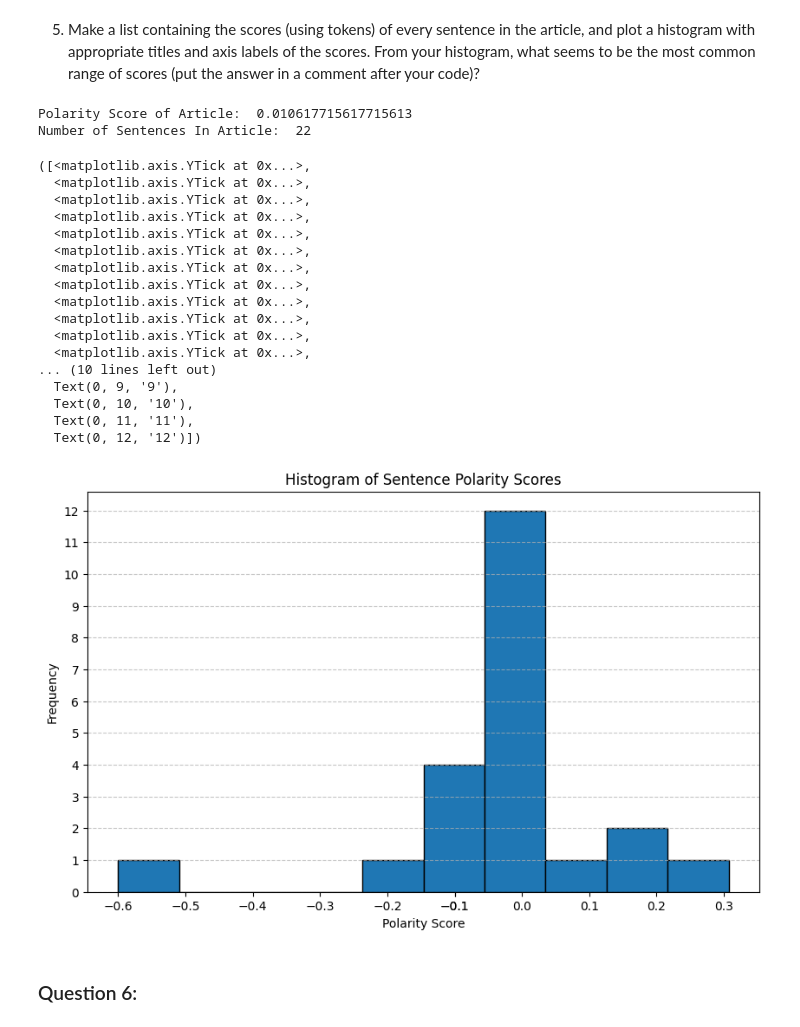
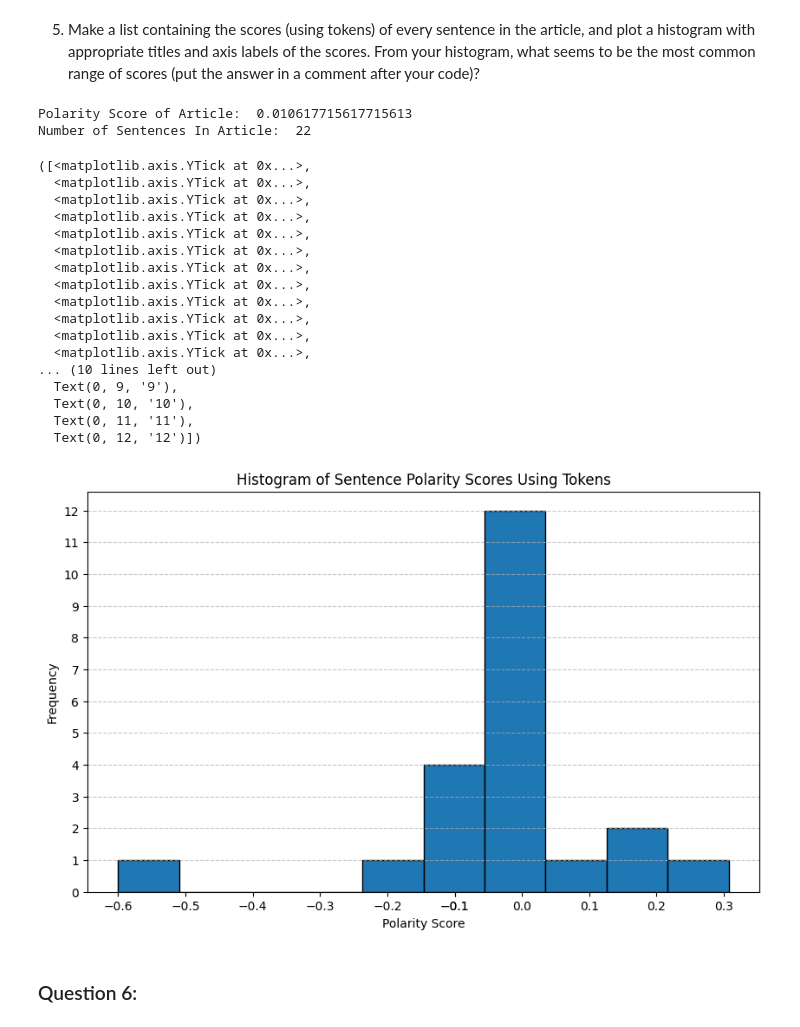
Before and after one commit to jrandl/article-summarizer, a Jupyter notebook: article-summarizer.ipynb, the cells around one changed output. Saved outputs shown, nothing was run; the diff lists cells and outputs as text; code cells hidden in the pictures.

Commit message:
completed question 5

```diff
--- a/article-summarizer.ipynb
+++ b/article-summarizer.ipynb
@@ -218,37 +218,42 @@ print("Number of Sentences In Article: ", num_sentences)
 # Plot a histogram of the sentence polarity scores
 plt.figure(figsize=(10, 6))
 n, bins, patches = plt.hist(sentence_scores, bins=10, edgecolor='black')
-plt.title('Histogram of Sentence Polarity Scores')
+plt.title('Histogram of Sentence Polarity Scores Using Tokens')
 plt.xlabel('Polarity Score')
 plt.ylabel('Frequency')
 plt.grid(axis='y', linestyle='--', alpha=0.7)
 
 # Set x-axis ticks for all bin edges
-plt.xticks(bins.round(1))  # Round bin edges to 2 decimal places for clarity
+plt.xticks(bins.round(1))  # Round bin edges to 1 decimal places for clarity
 
 # Set y-axis ticks from 0 to the maximum frequency
 plt.yticks(range(0, int(n.max()) + 1))
+
+#----------------------------------------------------------------------------------------#
+# Question: From your histogram, what seems to be the most common range of scores?
+# Answer: Looking at my histogram, the most common range of scores is between -0.1 and 0.0.
+#----------------------------------------------------------------------------------------#
 # %% [output]
 Polarity Score of Article:  0.010617715617715613
 Number of Sentences In Article:  22
 ([<matplotlib.axis.YTick at 0x...>,
   <matplotlib.axis.YTick at 0x...>,
   <matplotlib.axis.YTick at 0x...>,
   <matplotlib.axis.YTick at 0x...>,
   <matplotlib.axis.YTick at 0x...>,
   <matplotlib.axis.YTick at 0x...>,
   <matplotlib.axis.YTick at 0x...>,
   <matplotlib.axis.YTick at 0x...>,
   <matplotlib.axis.YTick at 0x...>,
   <matplotlib.axis.YTick at 0x...>,
   <matplotlib.axis.YTick at 0x...>,
   <matplotlib.axis.YTick at 0x...>,
 ... (10 lines left out)
   Text(0, 9, '9'),
   Text(0, 10, '10'),
   Text(0, 11, '11'),
   Text(0, 12, '12')])
-[figure, old version]
+[figure, new version]
 # %% [markdown]
 ### Question 6:
 # %% [markdown]
```
